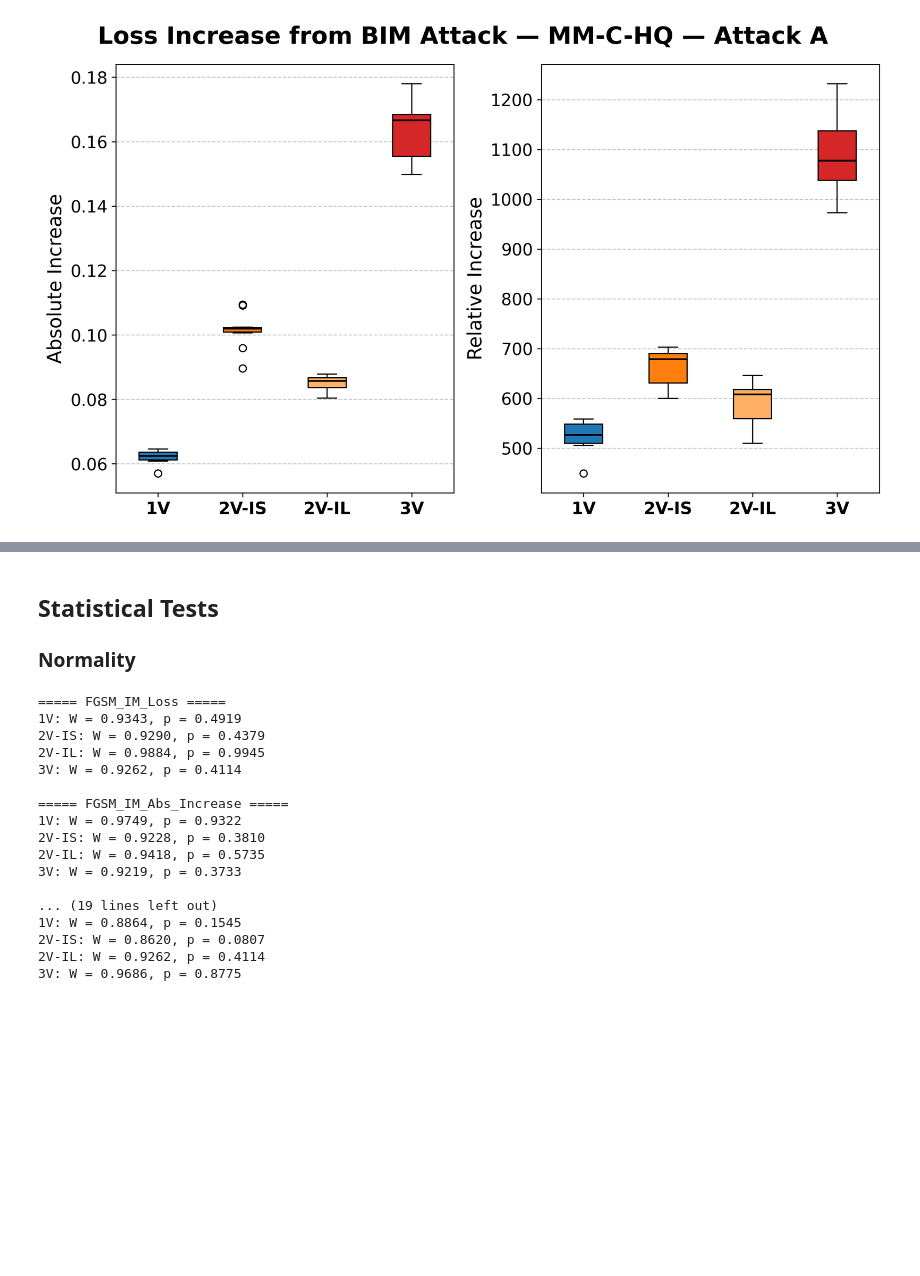
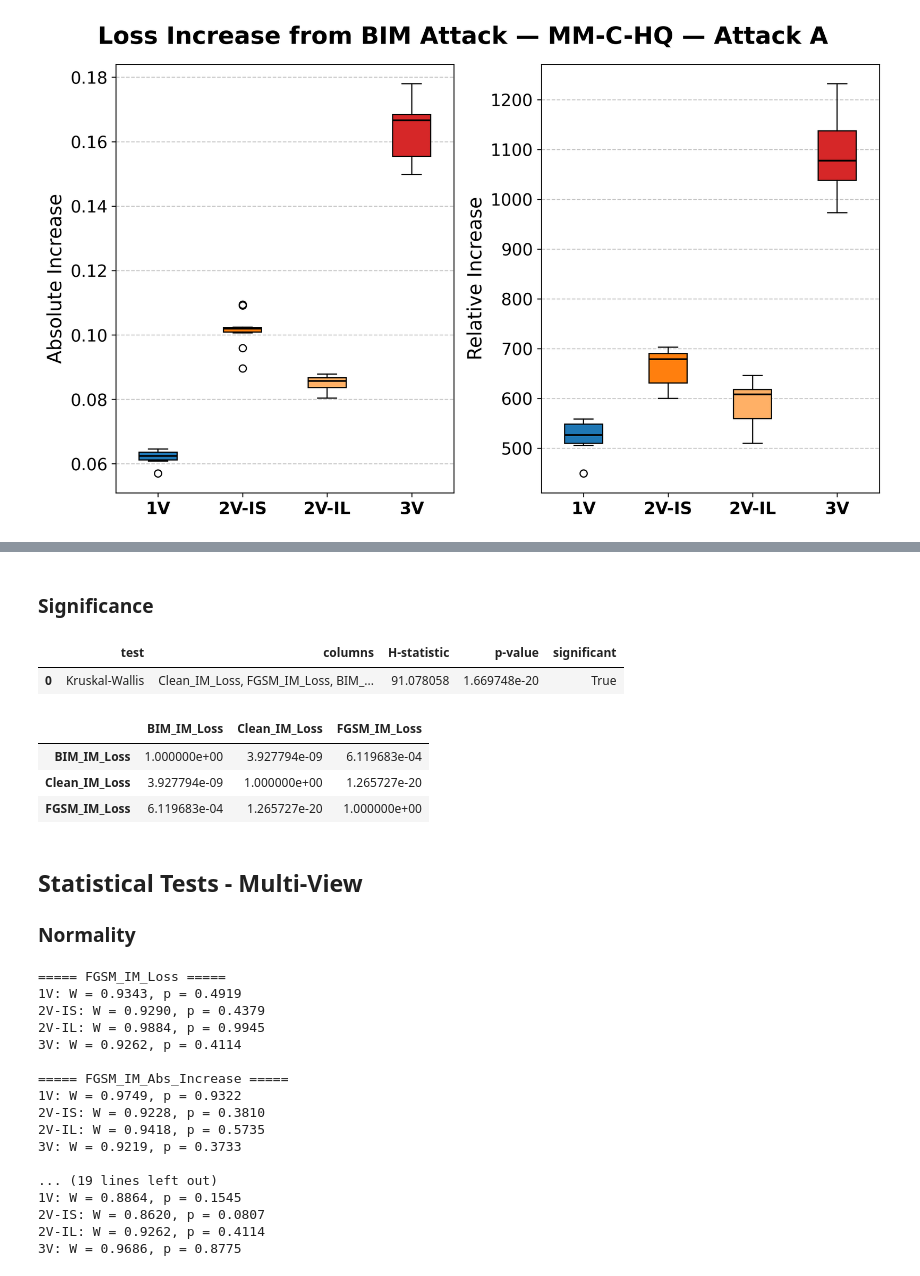
Before and after one commit to ClarysseArthur/VUB-MT-Development, a Jupyter notebook: Models/GenRKM-MMCelebHQ-V3/StatTest-A-Clean.ipynb, the cells around one changed output, grey strips where cells are left out. Cells and saved outputs as stored; diff of their text form; code cells hidden in the pictures; blank space fills up the shorter version.

```diff
--- a/Models/GenRKM-MMCelebHQ-V3/StatTest-A-Clean.ipynb
+++ b/Models/GenRKM-MMCelebHQ-V3/StatTest-A-Clean.ipynb
@@ -156,5 +189,48 @@ plt.show()
+# %% [markdown]
+### Significance
+# %%
+groups = [
+    df_test[col].dropna().to_numpy()
+    for col in loss_cols
+]
+
+h_stat, p_value = kruskal(*groups)
+
+kruskal_results = pd.DataFrame({
+    'test': ['Kruskal-Wallis'],
+    'columns': [', '.join(loss_cols)],
+    'H-statistic': [h_stat],
+    'p-value': [p_value],
+    'significant': [p_value < 0.05],
+})
+
+kruskal_results
+# %% [output]
+|  | test | columns | H-statistic | p-value | significant |
+| 0 | Kruskal-Wallis | Clean_IM_Loss, FGSM_IM_Loss, BIM_... | 91.078058 | 1.669748e-20 | True |
+# %%
+df_long = (
+    df_test[loss_cols]
+    .melt(var_name='attack', value_name='loss')
+    .dropna()
+)
+
+# Dunn post-hoc test
+dunn_results = sp.posthoc_dunn(
+    df_long,
+    val_col='loss',
+    group_col='attack',
+    p_adjust='holm',
+)
+
+dunn_results
+# %% [output]
+|  | BIM_IM_Loss | Clean_IM_Loss | FGSM_IM_Loss |
+| BIM_IM_Loss | 1.000000e+00 | 3.927794e-09 | 6.119683e-04 |
+| Clean_IM_Loss | 3.927794e-09 | 1.000000e+00 | 1.265727e-20 |
+| FGSM_IM_Loss | 6.119683e-04 | 1.265727e-20 | 1.000000e+00 |
 # %% [markdown]
-## Statistical Tests
+## Statistical Tests - Multi-View
 ### Normality
 # %%
 test_cols = [
```
Also changed, not shown: parts of 3 cells of this notebook, 19 other files.
